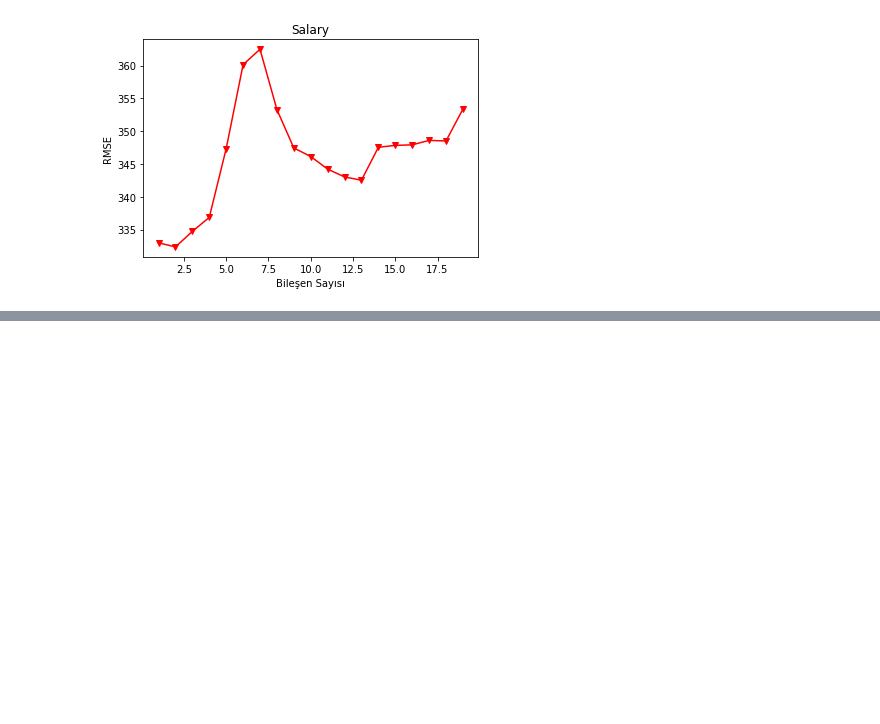
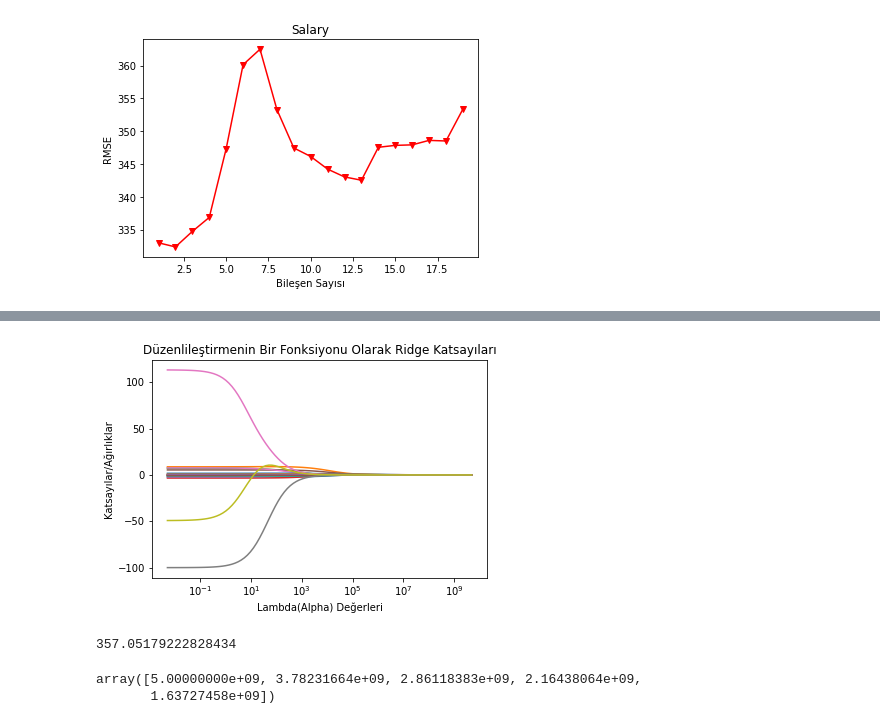
Before and after one commit to tacettinkustu/Data-Analysis, a Jupyter notebook: Machine Learning/Linear Regression 2.ipynb, the cells around one changed output, grey strips where cells are left out. Saved outputs shown, nothing was run; the diff lists cells and outputs as text; code cells hidden in the pictures; blank space fills up the shorter version.

```diff
--- a/Machine Learning/Linear Regression 2.ipynb
+++ b/Machine Learning/Linear Regression 2.ipynb
@@ -330,0 +337,11 @@ y_pred = pls_model.predict(X_test)
+# %%
+hit = pd.read_csv("Hitters.csv")
+df = hit.copy()
+df = df.dropna()
+ms = pd.get_dummies(df[['League', 'Division', 'NewLeague']])
+y = df["Salary"]
+X_ = df.drop(['Salary', 'League', 'Division', 'NewLeague'], axis=1).astype('float64')
+X = pd.concat([X_, dms[['League_N', 'Division_W', 'NewLeague_N']]], axis=1)
+X_train, X_test, y_train, y_test = train_test_split(X, y,
+                                                    test_size=0.25,
+                                                    random_state=42)
@@ -330,0 +384,22 @@ y_pred = pls_model.predict(X_test)
+# %%
+lambdalar = 10**np.linspace(10,-2,100)*0.5
+
+ridge_model = Ridge()
+katsayilar = []
+
+for i in lambdalar:
+    ridge_model.set_params(alpha = i)
+    ridge_model.fit(X_train, y_train)
+    katsayilar.append(ridge_model.coef_)
+
+
+
+ax = plt.gca()
+ax.plot(lambdalar, katsayilar)
+ax.set_xscale('log')
+
+plt.xlabel('Lambda(Alpha) Değerleri')
+plt.ylabel('Katsayılar/Ağırlıklar')
+plt.title('Düzenlileştirmenin Bir Fonksiyonu Olarak Ridge Katsayıları');
+# %% [output]
+[figure, added]
@@ -330,0 +408,4 @@ y_pred = pls_model.predict(X_test)
+# %%
+np.sqrt(mean_squared_error(y_test, y_pred))
+# %% [output]
+357.05179222828434
@@ -330,0 +414,5 @@ y_pred = pls_model.predict(X_test)
+# %%
+lambdalar[0:5]
+# %% [output]
+array([5.00000000e+09, 3.78231664e+09, 2.86118383e+09, 2.16438064e+09,
+       1.63727458e+09])
```
Also changed, not shown: parts of 33 cells of this notebook.
